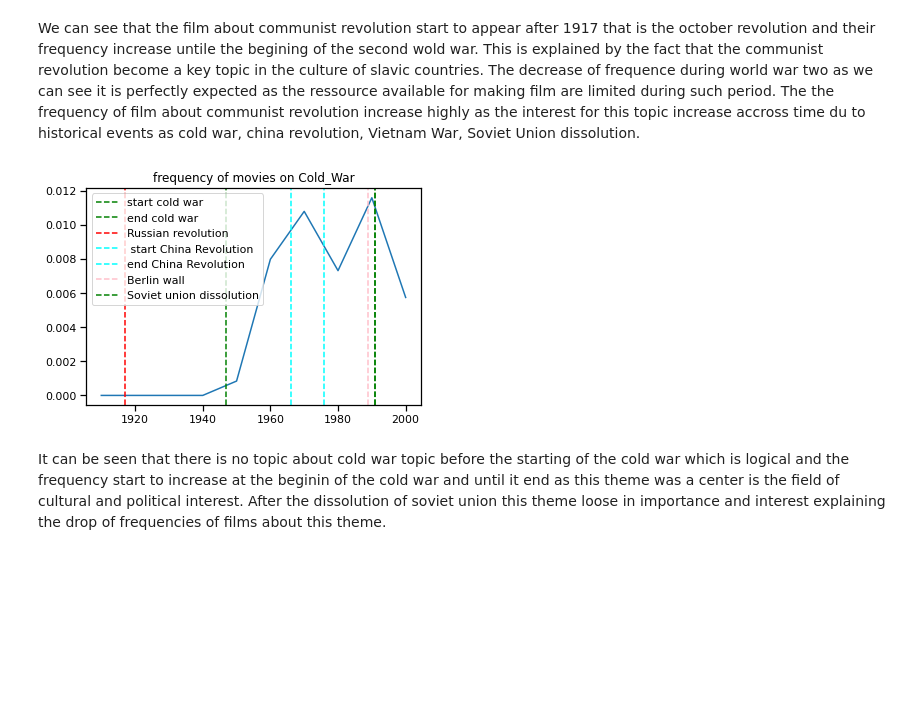
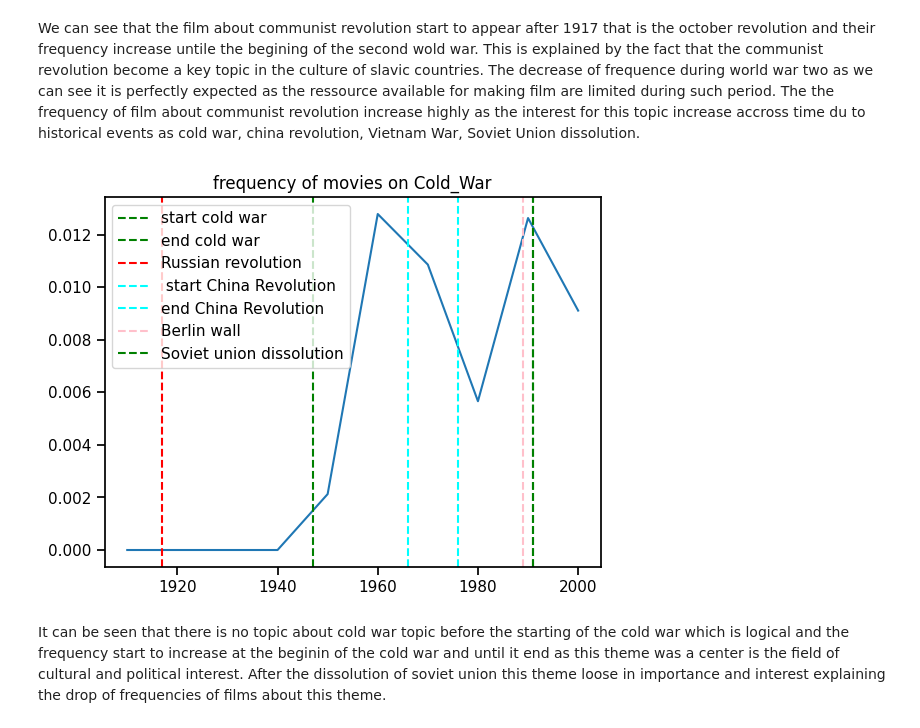
Before and after one commit to epfl-ada/ada-2023-project-padawans, a Jupyter notebook: Q2_ANSWER.ipynb, the cells around one changed output. Drawn from its saved outputs; the diff is of its cells as text; code cells hidden in the pictures; blank space fills up the shorter version.

```diff
--- a/Q2_ANSWER.ipynb
+++ b/Q2_ANSWER.ipynb
@@ -134,7 +82,7 @@ f = []
 for i in range(0,len(years)-1):
     a = years[i]
     b = years[i+1]
-    data = df_Movies[(df_Movies['MovieReleaseDate'] >= a) & (df_Movies['MovieReleaseDate'] <= b)]
+    data = df[(df['MovieReleaseDate'] >= a) & (df['MovieReleaseDate'] <= b)]
     decade_frequency = len(data[data[themes[0]] == True])/len(data)
     f.append(decade_frequency)
 plt.plot(years[1:],f)
@@ -160,7 +108,7 @@ f = []
 for i in range(0,len(years)-1):
     a = years[i]
     b = years[i+1]
-    data = df_Movies[(df_Movies['MovieReleaseDate'] >= a) & (df_Movies['MovieReleaseDate'] <= b)]
+    data = df[(df['MovieReleaseDate'] >= a) & (df['MovieReleaseDate'] <= b)]
     decade_frequency = len(data[data[themes[1]] == True])/len(data)
     f.append(decade_frequency)
 plt.plot(years[1:],f)
@@ -182,7 +130,7 @@ f = []
 for i in range(0,len(years)-1):
     a = years[i]
     b = years[i+1]
-    data = df_Movies[(df_Movies['MovieReleaseDate'] >= a) & (df_Movies['MovieReleaseDate'] <= b)]
+    data = df[(df['MovieReleaseDate'] >= a) & (df['MovieReleaseDate'] <= b)]
     decade_frequency = len(data[data[themes[2]] == True])/len(data)
     f.append(decade_frequency)
 plt.plot(years[1:],f)
@@ -201,7 +149,7 @@ f = []
 for i in range(0,len(years)-1):
     a = years[i]
     b = years[i+1]
-    data = df_Movies[(df_Movies['MovieReleaseDate'] >= a) & (df_Movies['MovieReleaseDate'] <= b)]
+    data = df[(df['MovieReleaseDate'] >= a) & (df['MovieReleaseDate'] <= b)]
     decade_frequency = len(data[data[themes[3]] == True])/len(data)
     f.append(decade_frequency)
 plt.plot(years[1:],f)
@@ -223,24 +171,24 @@ We can see that the film about communist revolution start to appear after 1917 t
 # %%
 f = []
 for i in range(0,len(years)-1):
     a = years[i]
     b = years[i+1]
-    data = df_Movies[(df_Movies['MovieReleaseDate'] >= a) & (df_Movies['MovieReleaseDate'] <= b)]
+    data = df[(df['MovieReleaseDate'] >= a) & (df['MovieReleaseDate'] <= b)]
     decade_frequency = len(data[data[themes[4]] == True])/len(data)
     f.append(decade_frequency)
 plt.plot(years[1:],f)
 plt.title('frequency of movies on Cold_War')
 plt.axvline(x=1947, color='green', linestyle='--', label='start cold war')
 plt.axvline(x=1991, color='green', linestyle='--', label='end cold war')
 plt.axvline(x=1917, color='red', linestyle='--', label='Russian revolution')
 plt.axvline(x=1966, color='cyan', linestyle='--', label=' start China Revolution')
 plt.axvline(x=1976, color='cyan', linestyle='--', label='end China Revolution')
 plt.axvline(x=1989, color='pink', linestyle='--', label='Berlin wall')
 plt.axvline(x=1991, color='green', linestyle='--', label='Soviet union dissolution')
 plt.legend()
 plt.show()
 # %% [output]
-[figure, old version]
+[figure, new version]
 # %% [markdown]
 It can be seen that there is no topic about cold war topic before the starting of the cold war which is logical and the frequency start to increase at the beginin of the cold war and until it end as this theme was a center is the field of cultural and political interest. After the dissolution of soviet union this theme loose in importance and interest explaining the drop of frequencies of films about this theme.
 # %%
```
Also changed, not shown: parts of 13 cells of this notebook, 1 other file.
